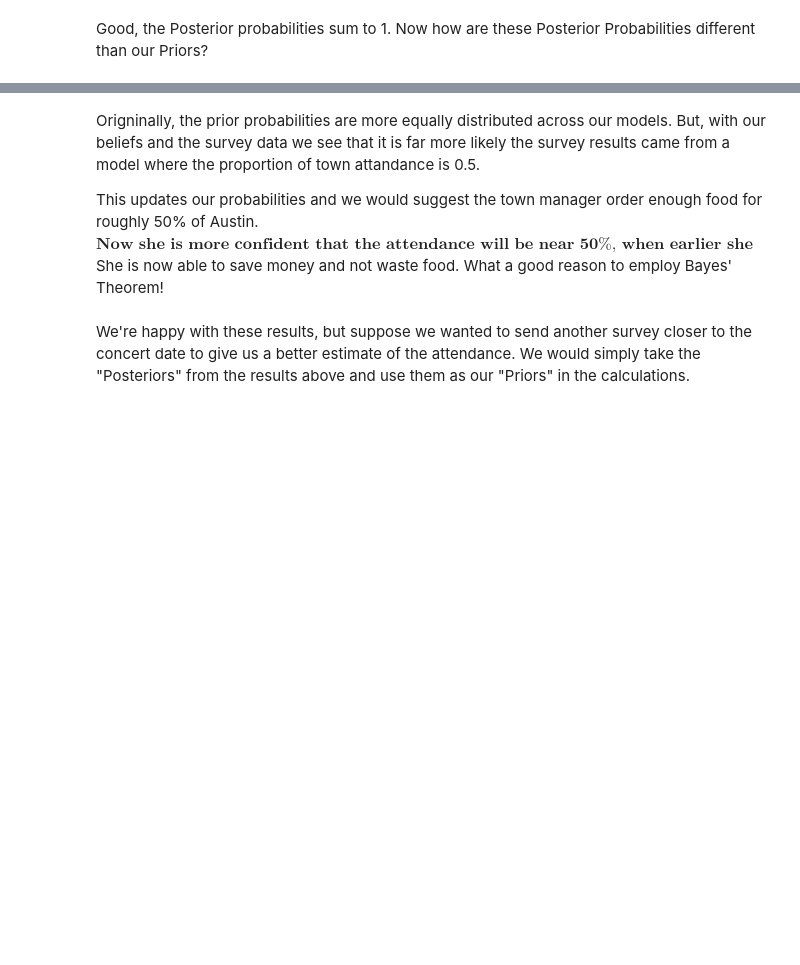
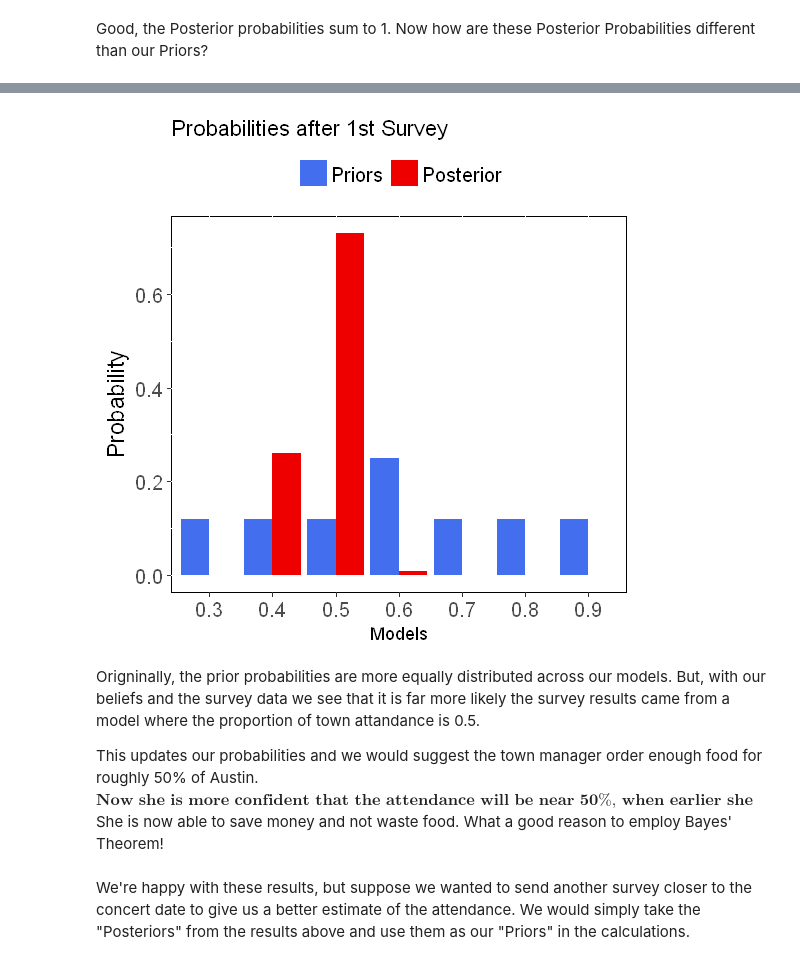
Before and after one commit to nrb75/TDI-Interview, a Jupyter notebook: Bayes Posterior Inference.ipynb, the cells around one changed output, grey strips where cells are left out. Drawn from its saved outputs; the diff is of its cells as text; code cells hidden in the pictures; blank space fills up the shorter version.

```diff
--- a/Bayes Posterior Inference.ipynb
+++ b/Bayes Posterior Inference.ipynb
@@ -102,8 +112,11 @@ Good, the Posterior probabilities sum to 1. Now how are these Posterior Probabil
 # %%
 options(repr.plot.width=4.5, repr.plot.height=4.5)
 library(reshape)
+library(ggplot2)
+
 df.long=melt(df, id="Models")
 
 plt.std=plt.std=theme(legend.position="top", legend.text = element_text(size=12), axis.text.x = element_text(size=12),  axis.text.y = element_text(size=12), axis.title.y = element_text(size=14), strip.text.x = element_text(size=16), panel.background = element_rect(fill='white', colour='black'), legend.key = element_blank())
 color1=c("royalblue2", "red2")
-ggplot(data=subset(df.long, variable%in% c("Priors", "Posterior")), aes(x=as.factor(Models), y=value, fill=variable))+geom_bar(stat="identity", position="dodge")+plt.std+ylab("Probability")+scale_fill_manual(values=color1, name="")+xlab("Models")+ggtitle("Probabilities after 1st Survey")
+ggplot(data=subset(df.long, variable%in% c("Priors", "Posterior")), aes(x=as.factor(Models), y=value, fill=variable))+geom_bar(stat="identity", position="dodge")+ylab("Probability")+scale_fill_manual(values=color1, name="")+xlab("Models")+ggtitle("Probabilities after 1st Survey")+plt.std
+# %% [output]
@@ -110,7 +125,8 @@ ggplot(data=subset(df.long, variable%in% c("Priors", "Posterior")), aes(x=as.fac
+[figure, added]
 # %% [markdown]
 Origninally, the prior probabilities are more equally distributed across our models. But, with our beliefs and the survey data we see that it is far more likely the survey results came from a model where the proportion of town attandance is 0.5.
 
-This updates our probabilities and we would suggest the town manager order enough food for roughly 50% of Austin. $\textbf{Now she is more confident that the attendance will be near 50%, when earlier she thought it was more likely that the attendance could be 60% or 70%.}$ She is now able to save money and not waste food. What a good reason to employ Bayes' Theorem!
+This updates our probabilities and we would suggest the town manager order enough food for roughly 50% of Austin. $\textbf{Now she is more confident that the attendance will be near 50%, when earlier she thought it was more likely that the attendance could be 60%.}$ She is now able to save money and not waste food. What a good reason to employ Bayes' Theorem!
 # %% [markdown]
 We're happy with these results, but suppose we wanted to send another survey closer to the concert date to give us a better estimate of the attendance. We would simply take the "Posteriors" from the results above and use them as our "Priors" in the calculations.
 # %%
```
Also changed, not shown: parts of 18 cells of this notebook, 1 other file.
